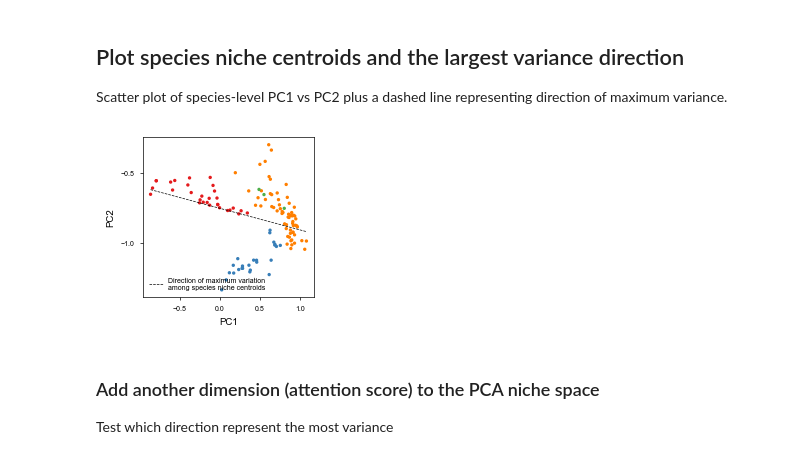
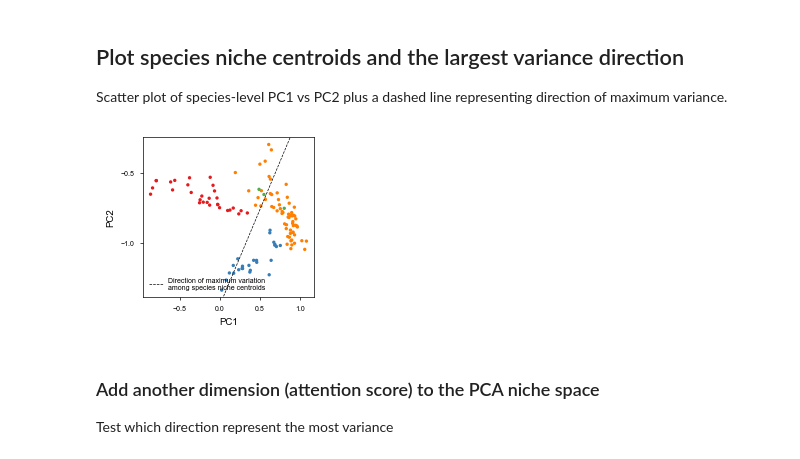
Before and after one commit to KLKua/DeepSDM, a Jupyter notebook: Fig5_nichespace_clustering.ipynb, the cells around one changed output. Cells and saved outputs as stored; diff of their text form; code cells hidden in the pictures.

Commit message:
Calculate LDA with funcitons in Utily.py

```diff
--- a/Fig5_nichespace_clustering.ipynb
+++ b/Fig5_nichespace_clustering.ipynb
@@ -287,0 +290,2 @@ df_cor_center_maxvariance
+# %%
+df_lda_result, df_ldaonPC, lda_explained_ratio, k_fold_validation = PU.calculate_nichecenter_cluster_lda()
@@ -338,30 +359,30 @@ Scatter plot of species-level PC1 vs PC2 plus a dashed line representing directi
 # %%
 fig, ax = plt.subplots(figsize=mm2inch(55, 50), constrained_layout = True)
 ax.scatter(x=df_center['PC01'],
            y=df_center['PC02'],
            c=point_colors,
            s = 2)
 
 # 計算原始數據的中心點，用於平移變異最大方向的直線
 center_x = df_center["PC01"].mean()
 center_y = df_center["PC02"].mean()
 # 繪製平移後的最大變異方向直線 (y = slope * (x - center_x) + center_y)
 x_vals_shifted = np.linspace(df_center["PC01"].min(), df_center["PC01"].max(), 100)
-y_vals_shifted = center_maxvarinace_slope * (x_vals_shifted - center_x) + center_y
+y_vals_shifted = df_ldaonPC.LD1.PC01 / df_ldaonPC.LD1.PC02 * (x_vals_shifted - center_x) + center_y
 
 ax.plot(x_vals_shifted, y_vals_shifted, color="black", linestyle="--", linewidth=0.5, label="Direction of maximum variation \namong species niche centroids")
 
 ax.legend(loc='lower left', frameon=False)
 ax.set_xlabel('PC1')
 ax.set_ylabel('PC2')
 ax.set_xticks([-0.5, 0, 0.5, 1])
 ax.set_yticks([-1.0, -0.5])
-
+ax.set_ylim([df_center["PC02"].min()-0.05, df_center["PC02"].max()+0.05])
 plot_output = os.path.join(PU.plot_path_nichespace_clustering, 'niche_center_maxvariance.pdf')
-plt.savefig(plot_output, transparent = True, dpi = 500)
+# plt.savefig(plot_output, transparent = True, dpi = 500)
 plt.show()
 # %% [output]
-[figure, old version]
+[figure, new version]
 # %% [markdown]
 ### Add another dimension (attention score) to the PCA niche space
 Test which direction represent the most variance
```
Also changed, not shown: parts of 15 cells of this notebook, 1 other file.
